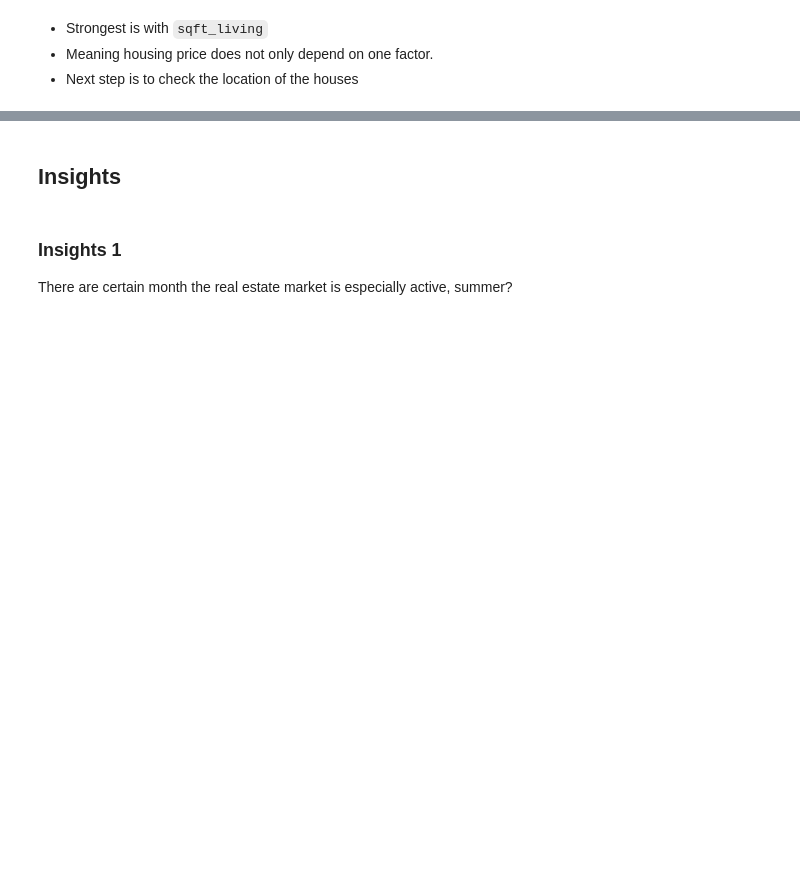
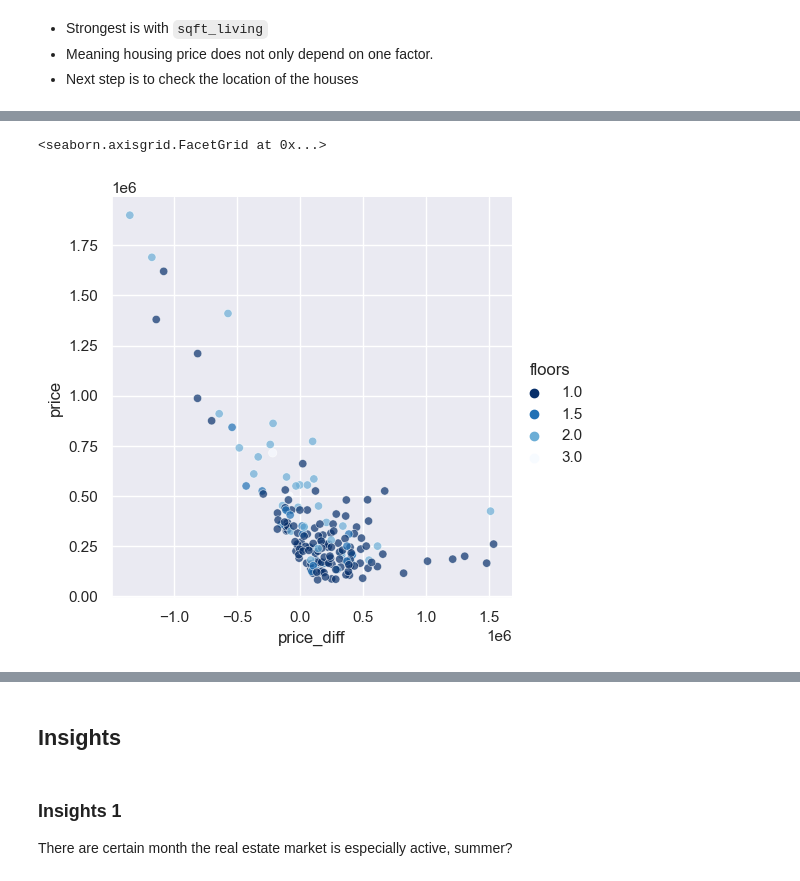
Before and after one commit to puektchenli/eda_prj_li, a Jupyter notebook: EDA_li.ipynb, the cells around one changed output, grey strips where cells are left out. Saved outputs shown, nothing was run; the diff lists cells and outputs as text; code cells hidden in the pictures; blank space fills up the shorter version.

```diff
--- a/EDA_li.ipynb
+++ b/EDA_li.ipynb
@@ -285,0 +463,13 @@ df_chp_area.describe()
+# %%
+# f, ax = plt.subplots(figsize=(8, 5))
+# sns.color_palette("cubehelix", as_cmap=True)
+sns.relplot(
+            data=df_sort_dup,
+            x = 'price_diff', y="price",
+            alpha=.7,
+            hue='floors',
+            palette='Blues_r'
+            )
+# %% [output]
+<seaborn.axisgrid.FacetGrid at 0x...>
+[figure, added]
```
Also changed, not shown: parts of 42 cells of this notebook.
